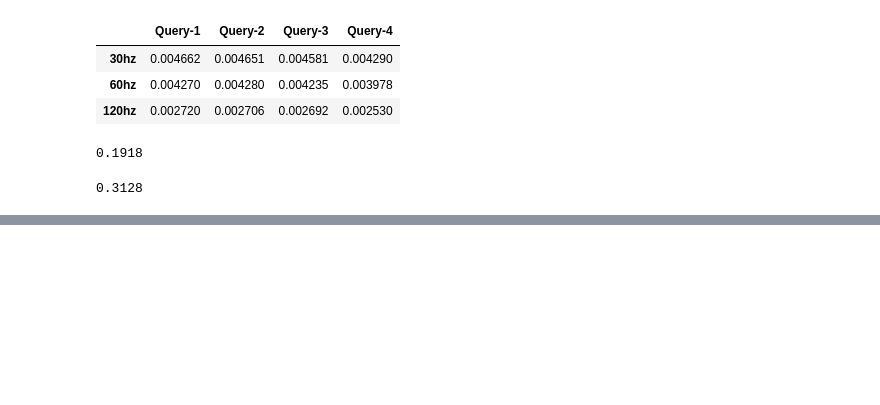
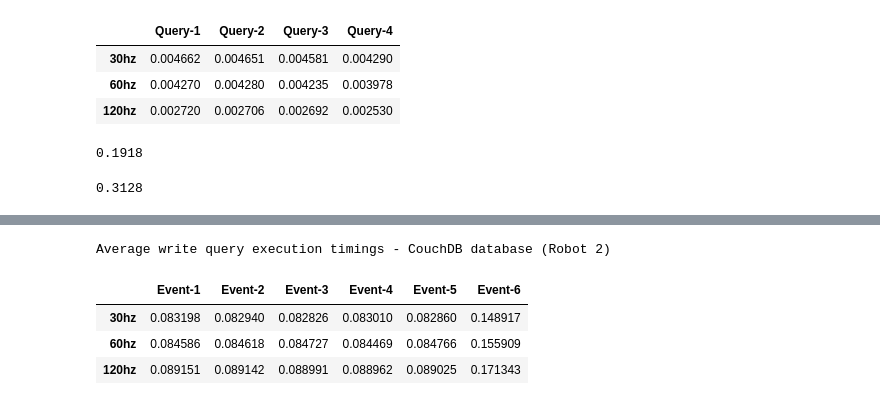
Before and after one commit to rubanraj54/research-and-developement, a Jupyter notebook: log_parser.ipynb, the cells around one changed output, grey strips where cells are left out. Saved outputs shown, nothing was run; the diff lists cells and outputs as text; code cells hidden in the pictures; blank space fills up the shorter version.

```diff
--- a/log_parser.ipynb
+++ b/log_parser.ipynb
@@ -638,0 +679,9 @@ get_replica_results(open_files(2))
+# %%
+print "Average write query execution timings - CouchDB database (Robot 2)"
+HTML(couchdb_df_write_2.to_html(classes="table table-striped table-bordered"))
+# %% [output]
+Average write query execution timings - CouchDB database (Robot 2)
+|  | Event-1 | Event-2 | Event-3 | Event-4 | Event-5 | Event-6 |
+| 30hz | 0.083198 | 0.082940 | 0.082826 | 0.083010 | 0.082860 | 0.148917 |
+| 60hz | 0.084586 | 0.084618 | 0.084727 | 0.084469 | 0.084766 | 0.155909 |
+| 120hz | 0.089151 | 0.089142 | 0.088991 | 0.088962 | 0.089025 | 0.171343 |
```
Also changed, not shown: parts of 14 cells of this notebook, 4 other files.
